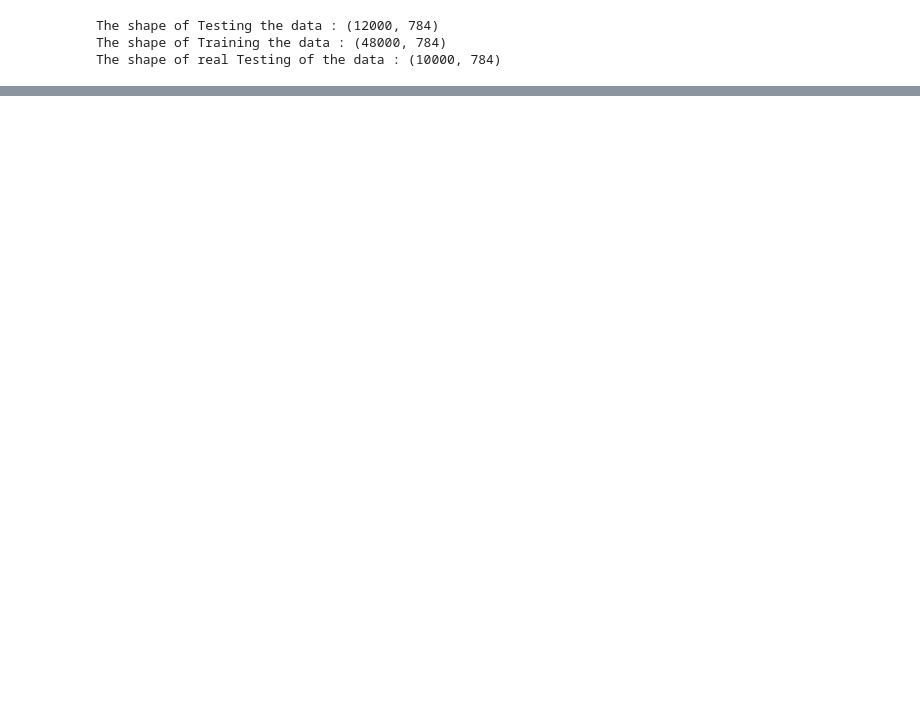
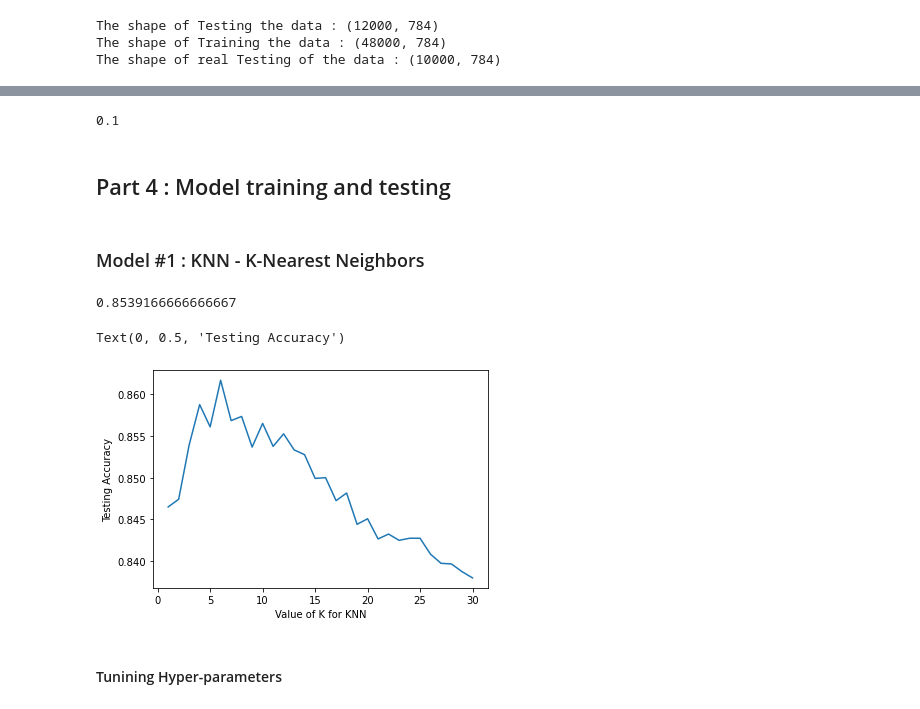
Before and after one commit to tomergozlan/Fashion_Mnist, a Jupyter notebook: fashion_mnist.ipynb, the cells around one changed output, grey strips where cells are left out. Drawn from its saved outputs; the diff is of its cells as text; code cells hidden in the pictures; blank space fills up the shorter version.

```diff
--- a/fashion_mnist.ipynb
+++ b/fashion_mnist.ipynb
@@ -212,0 +262,37 @@ Plus the highest correlation is less than 0.7 so it does not affect the items
+# %%
+# Create a dummy model Classifier
+dummy_clf = DummyClassifier(strategy="most_frequent")
+dummy_clf.fit(X,Y)
+dummy_clf.predict(X)
+dummy_clf.score(X,Y)
+# %% [output]
+0.1
+# %% [markdown]
+## Part 4 : Model training and testing
+# %% [markdown]
+### Model #1 : KNN - K-Nearest Neighbors
+# %%
+knn = KNeighborsClassifier(n_neighbors=3)
+knn.fit(X_train, Y_train)
+y_predict = knn.predict(X_test)
+knn_accuracy = accuracy_score(Y_test,y_predict)
+knn_accuracy
+# %% [output]
+0.8539166666666667
+# %%
+k_range = list(range(1, 31))
+scores = []
+for k in k_range:
+    knn = KNeighborsClassifier(n_neighbors=k)
+    knn.fit(X_train,Y_train)
+    y_predict = knn.predict(X_test)
+    scores.append(metrics.accuracy_score(Y_test,y_predict))
+
+plt.plot(k_range, scores)
+plt.xlabel('Value of K for KNN')
+plt.ylabel('Testing Accuracy')
+# %% [output]
+Text(0, 0.5, 'Testing Accuracy')
+[figure, added]
+# %% [markdown]
+#### Tunining Hyper-parameters
```
Also changed, not shown: parts of 33 cells of this notebook, 1 other file.
